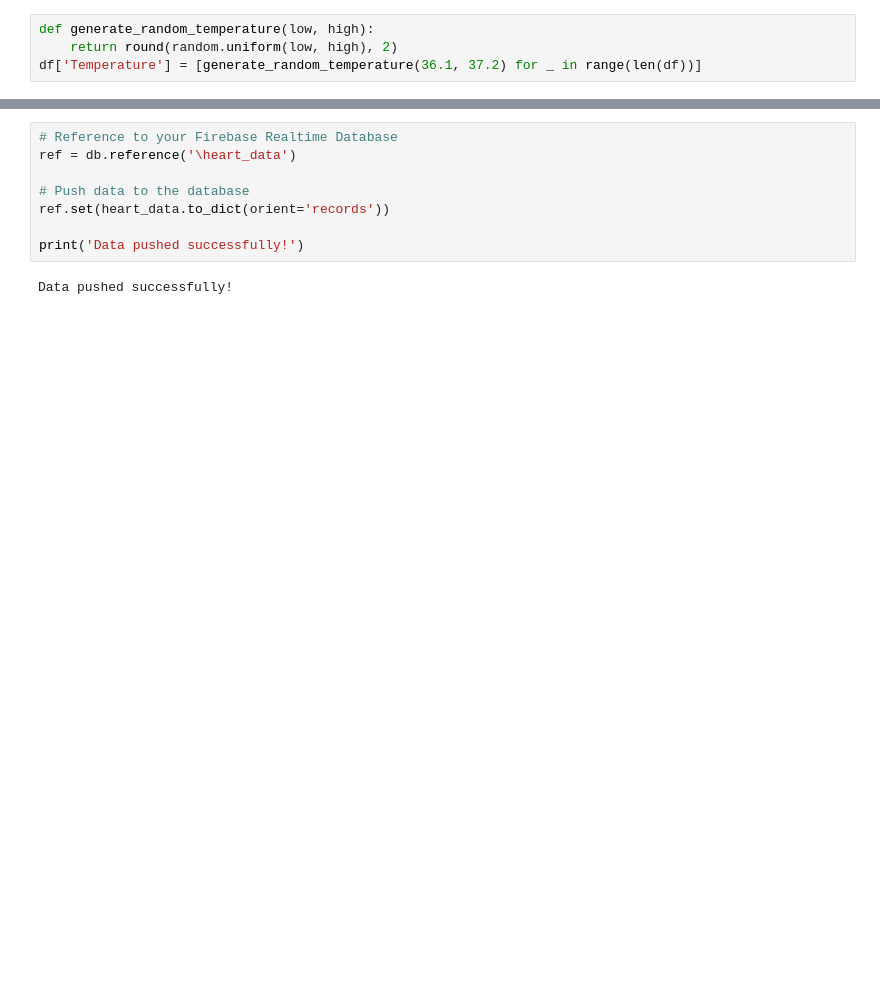
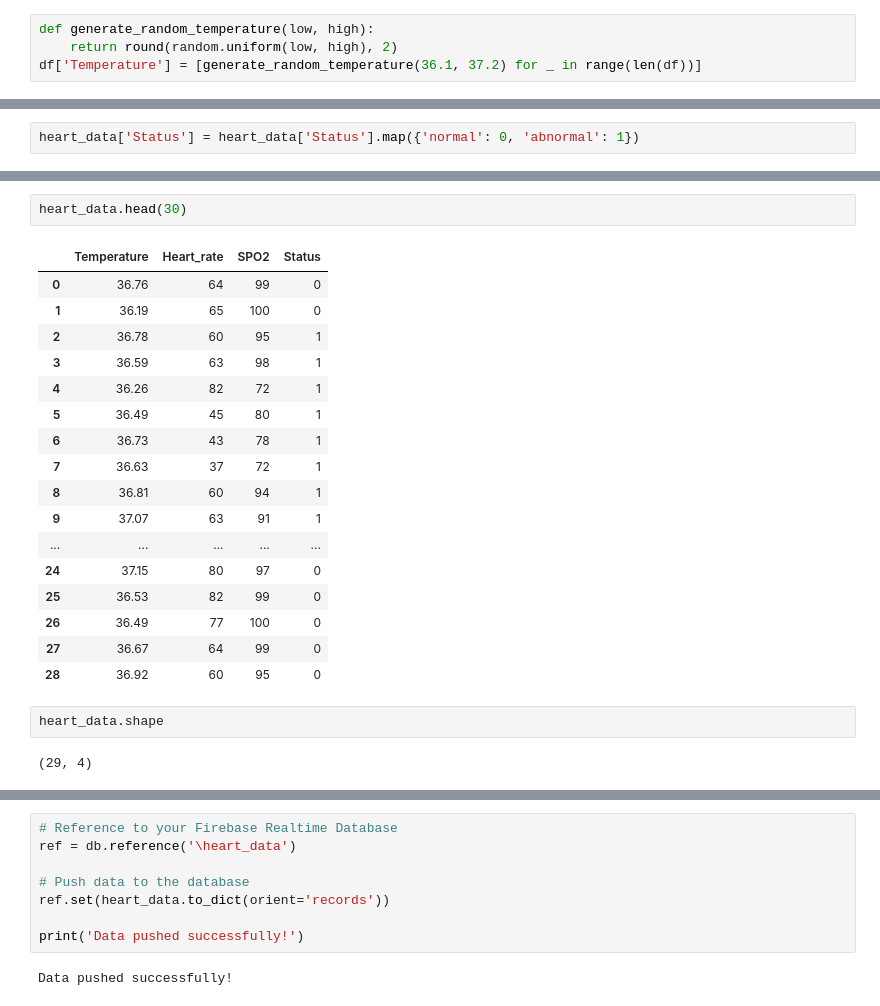
Before and after one commit to ujjain127/Neophytenest_Mr_Pulse, a Jupyter notebook: Heart_rate.ipynb, the cells around one changed output, grey strips where cells are left out. Drawn from its saved outputs; the diff is of its cells as text; blank space fills up the shorter version.

```diff
--- a/Heart_rate.ipynb
+++ b/Heart_rate.ipynb
@@ -474,0 +399,2 @@ heart_data.head()
+# %%
+heart_data['Status'] = heart_data['Status'].map({'normal': 0, 'abnormal': 1})
@@ -475,3 +429,27 @@ heart_data.head()
+# %%
+heart_data.head(30)
+# %% [output]
+|  | Temperature | Heart_rate | SPO2 | Status |
+| 0 | 36.76 | 64 | 99 | 0 |
+| 1 | 36.19 | 65 | 100 | 0 |
+| 2 | 36.78 | 60 | 95 | 1 |
+| 3 | 36.59 | 63 | 98 | 1 |
+| 4 | 36.26 | 82 | 72 | 1 |
+| 5 | 36.49 | 45 | 80 | 1 |
+| 6 | 36.73 | 43 | 78 | 1 |
+| 7 | 36.63 | 37 | 72 | 1 |
+| 8 | 36.81 | 60 | 94 | 1 |
+| 9 | 37.07 | 63 | 91 | 1 |
+| ... | ... | ... | ... | ... |
+| 24 | 37.15 | 80 | 97 | 0 |
+| 25 | 36.53 | 82 | 99 | 0 |
+| 26 | 36.49 | 77 | 100 | 0 |
+| 27 | 36.67 | 64 | 99 | 0 |
+| 28 | 36.92 | 60 | 95 | 0 |
+# %%
+heart_data.shape
+# %% [output]
+(29, 4)
 # %%
 import firebase_admin
 from firebase_admin import credentials
```
Also changed, not shown: parts of 32 cells of this notebook.
